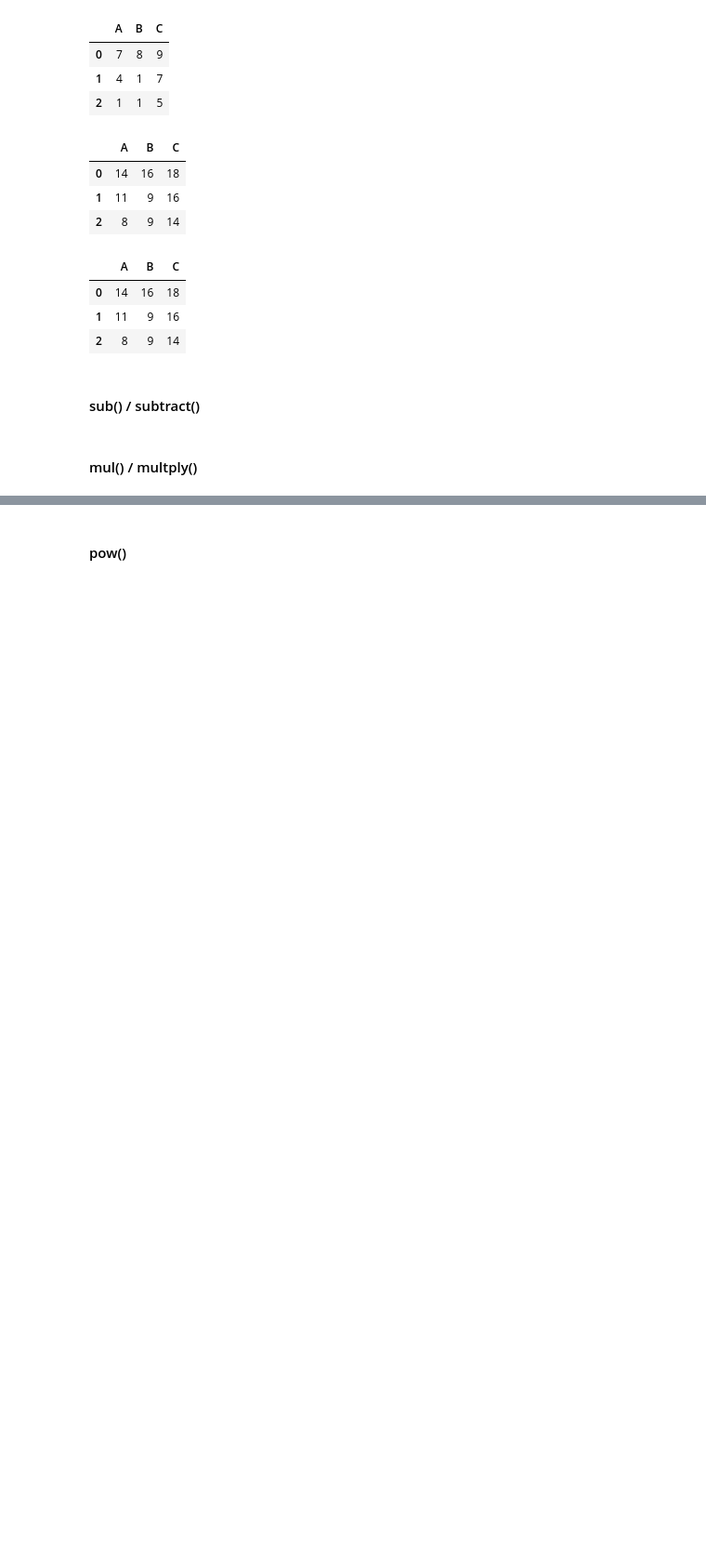
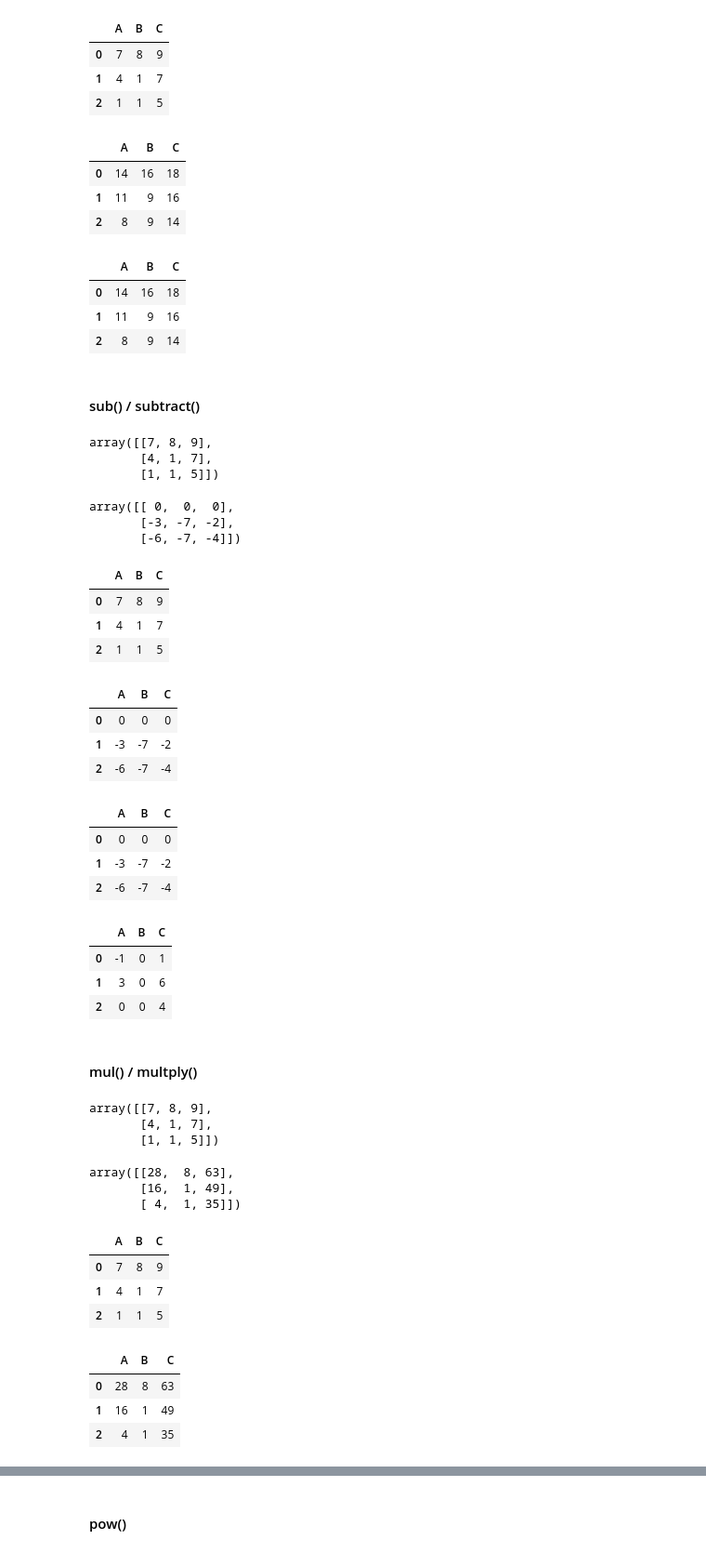
Before and after one commit to mkbahk/PandasLearning, a Jupyter notebook: _Pandas_한번에_제대로_배우기.ipynb, the cells around one changed output, grey strips where cells are left out. Shown: that part at 93% size. Cells and saved outputs as stored; diff of their text form; code cells hidden in the pictures; blank space fills up the shorter version.

```diff
--- a/_Pandas_한번에_제대로_배우기.ipynb
+++ b/_Pandas_한번에_제대로_배우기.ipynb
@@ -1457,5 +1457,71 @@ df.add(df.iloc[0]) #전반적으로 NumPy에서 사용하는 연산자와 동일
 | 2 | 8 | 9 | 14 |
 # %% [markdown]
 #### sub() / subtract()
+# %%
+a
+# %% [output]
+array([[7, 8, 9],
+       [4, 1, 7],
+       [1, 1, 5]])
+# %%
+a - a[0] #broadcasting 한후 처리함
+# %% [output]
+array([[ 0,  0,  0],
+       [-3, -7, -2],
+       [-6, -7, -4]])
+# %%
+df
+# %% [output]
+|  | A | B | C |
+| 0 | 7 | 8 | 9 |
+| 1 | 4 | 1 | 7 |
+| 2 | 1 | 1 | 5 |
+# %%
+df - df.iloc[0]
+# %% [output]
+|  | A | B | C |
+| 0 | 0 | 0 | 0 |
+| 1 | -3 | -7 | -2 |
+| 2 | -6 | -7 | -4 |
+# %%
+df.sub(df.iloc[0])
+# %% [output]
+|  | A | B | C |
+| 0 | 0 | 0 | 0 |
+| 1 | -3 | -7 | -2 |
+| 2 | -6 | -7 | -4 |
+# %%
+df.subtract(df['B'], axis=0) #2차원이기 때문에 축 지정가능, 'B'열로 자기가 자기를 빼서 모두 0이 됨
+# %% [output]
+|  | A | B | C |
+| 0 | -1 | 0 | 1 |
+| 1 | 3 | 0 | 6 |
+| 2 | 0 | 0 | 4 |
 # %% [markdown]
 #### mul() / multply()
+# %%
+a
+# %% [output]
+array([[7, 8, 9],
+       [4, 1, 7],
+       [1, 1, 5]])
+# %%
+a * a[1]
+# %% [output]
+array([[28,  8, 63],
+       [16,  1, 49],
+       [ 4,  1, 35]])
+# %%
+df
+# %% [output]
+|  | A | B | C |
+| 0 | 7 | 8 | 9 |
+| 1 | 4 | 1 | 7 |
+| 2 | 1 | 1 | 5 |
+# %%
+df * df.iloc[1]
+# %% [output]
+|  | A | B | C |
+| 0 | 28 | 8 | 63 |
+| 1 | 16 | 1 | 49 |
+| 2 | 4 | 1 | 35 |
```
Also changed, not shown: parts of 23 cells of this notebook.
